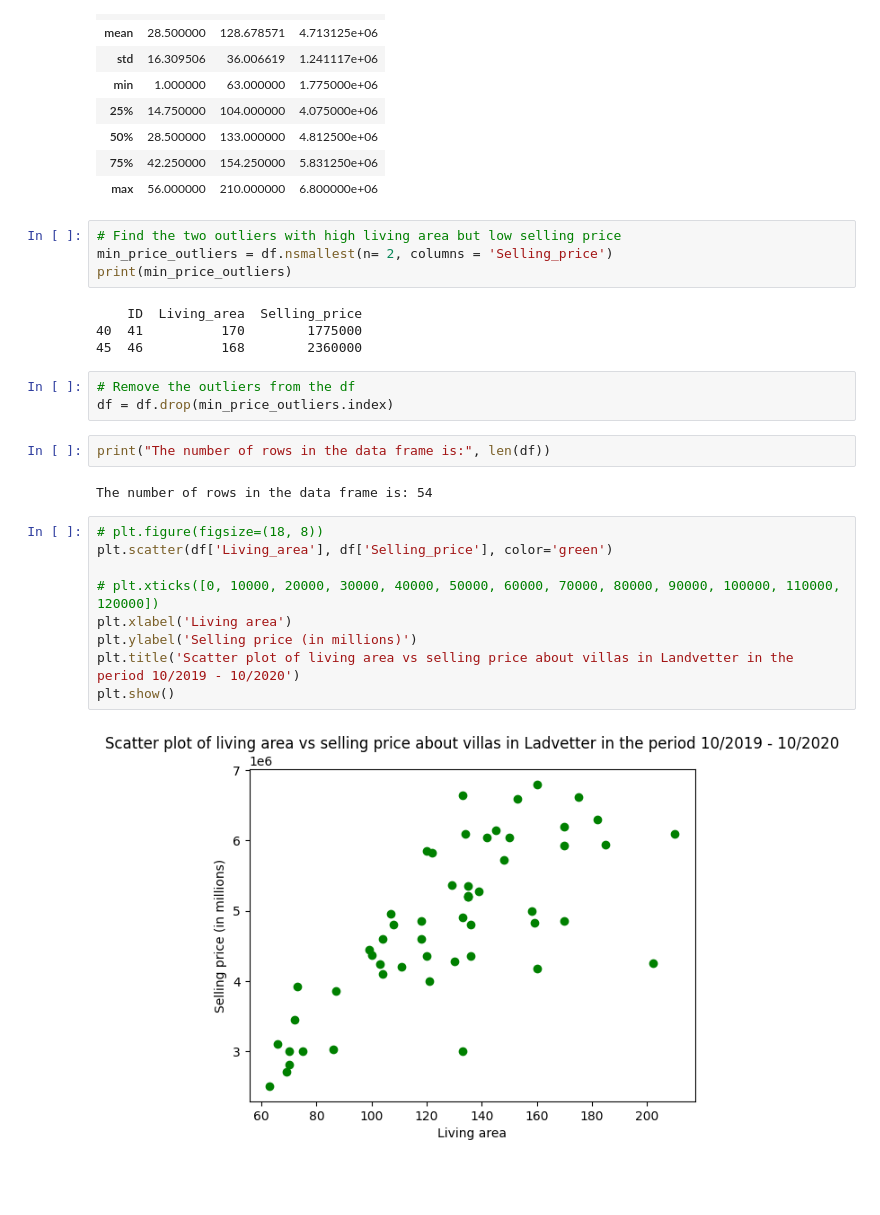
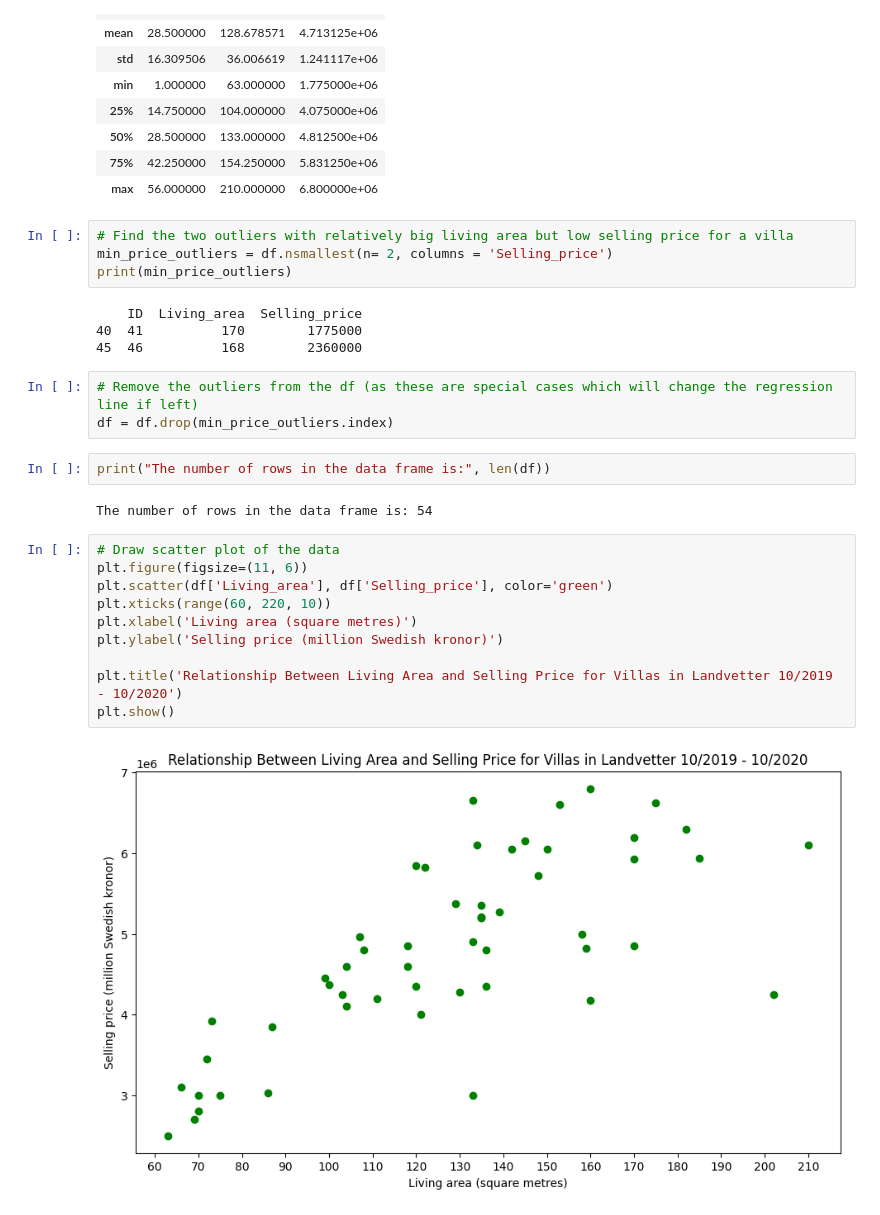
Before and after one commit to sdvelev/Introduction-To-Data-Science-And-AI, a Jupyter notebook: 02-regression-and-classification/assignment-2-Stefan-Velev.ipynb, the cells around one changed output. Drawn from its saved outputs; the diff is of its cells as text; blank space fills up the shorter version.

```diff
--- a/02-regression-and-classification/assignment-2-Stefan-Velev.ipynb
+++ b/02-regression-and-classification/assignment-2-Stefan-Velev.ipynb
@@ -73,7 +76,7 @@ df.describe()
 | 75% | 42.250000 | 154.250000 | 5.831250e+06 |
 | max | 56.000000 | 210.000000 | 6.800000e+06 |
 # %%
-# Find the two outliers with high living area but low selling price
+# Find the two outliers with relatively big living area but low selling price for a villa
 min_price_outliers = df.nsmallest(n= 2, columns = 'Selling_price')
 print(min_price_outliers)
 # %% [output]
@@ -81,21 +84,22 @@ print(min_price_outliers)
 40  41          170        1775000
 45  46          168        2360000
 # %%
-# Remove the outliers from the df
+# Remove the outliers from the df (as these are special cases which will change the regression line if left)
 df = df.drop(min_price_outliers.index)
 # %%
 print("The number of rows in the data frame is:", len(df))
 # %% [output]
 The number of rows in the data frame is: 54
 # %%
-# plt.figure(figsize=(18, 8))
+# Draw scatter plot of the data
+plt.figure(figsize=(11, 6))
 plt.scatter(df['Living_area'], df['Selling_price'], color='green')
+plt.xticks(range(60, 220, 10))
+plt.xlabel('Living area (square metres)')
+plt.ylabel('Selling price (million Swedish kronor)')
 
-# plt.xticks([0, 10000, 20000, 30000, 40000, 50000, 60000, 70000, 80000, 90000, 100000, 110000, 120000])
-plt.xlabel('Living area')
-plt.ylabel('Selling price (in millions)')
-plt.title('Scatter plot of living area vs selling price about villas in Landvetter in the period 10/2019 - 10/2020')
+plt.title('Relationship Between Living Area and Selling Price for Villas in Landvetter 10/2019 - 10/2020')
 plt.show()
 # %% [output]
-[figure, old version]
+[figure, new version]
 # %%
```
Also changed, not shown: parts of 15 cells of this notebook.
